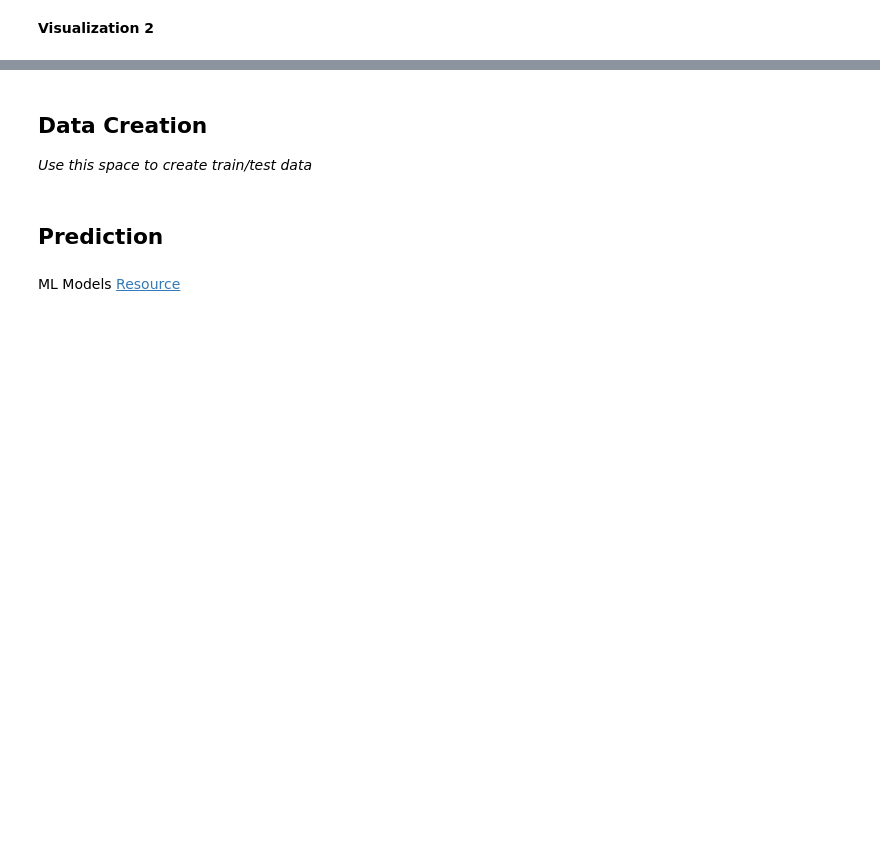
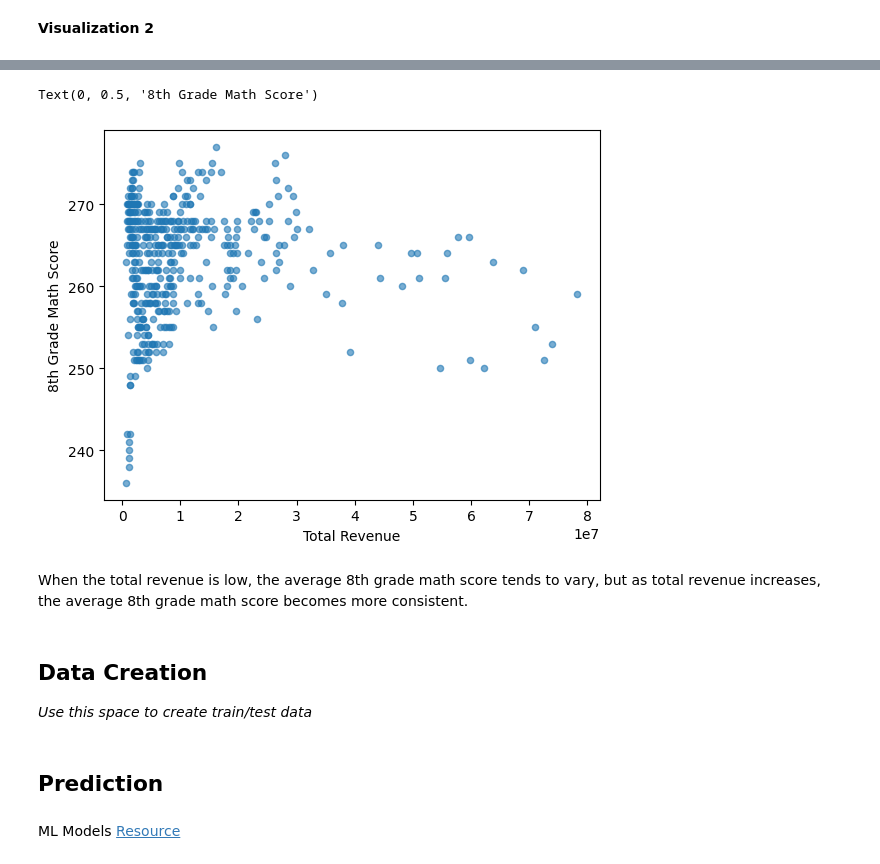
Before and after one commit to sahusw/MDST-Tutorial, a Jupyter notebook: MDST-Onboarding/tutorial1/checkpoint1.ipynb, the cells around one changed output, grey strips where cells are left out. Drawn from its saved outputs; the diff is of its cells as text; code cells hidden in the pictures; blank space fills up the shorter version.

```diff
--- a/MDST-Onboarding/tutorial1/checkpoint1.ipynb
+++ b/MDST-Onboarding/tutorial1/checkpoint1.ipynb
@@ -151,3 +157,14 @@ Investigate the relationship between your chosen response variable and at least
+# %%
+# @@@ 7
+
+df.plot.scatter(x='TOTAL_REVENUE', y='AVG_READING_8_SCORE', alpha=0.6)
+plt.xlabel('Total Revenue')
+plt.ylabel('8th Grade Math Score')
+# %% [output]
+Text(0, 0.5, '8th Grade Math Score')
+[figure, added]
+# %% [markdown]
+When the total revenue is low, the average 8th grade math score tends to vary, but as total revenue increases, the average 8th grade math score becomes more consistent.
 # %% [markdown]
 <h2> Data Creation </h2>
 
```
Also changed, not shown: parts of 21 cells of this notebook, 1 other file.
